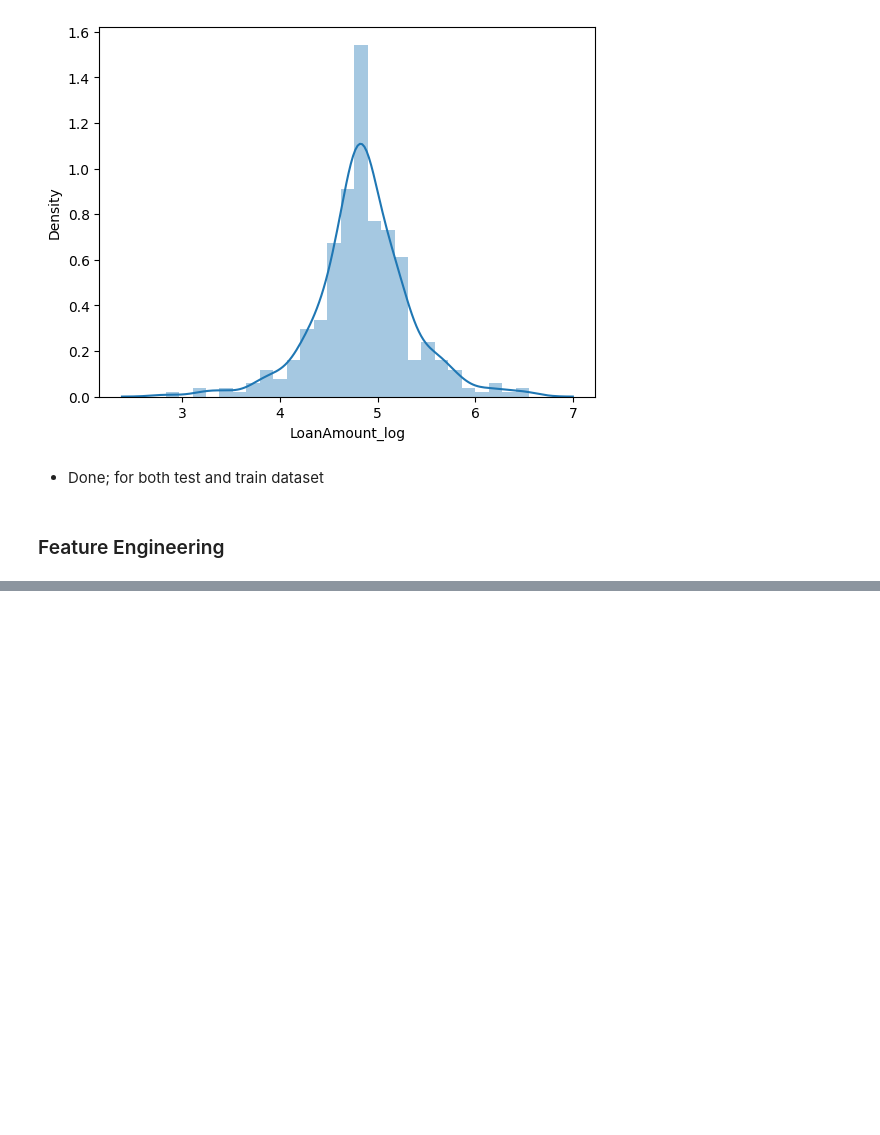
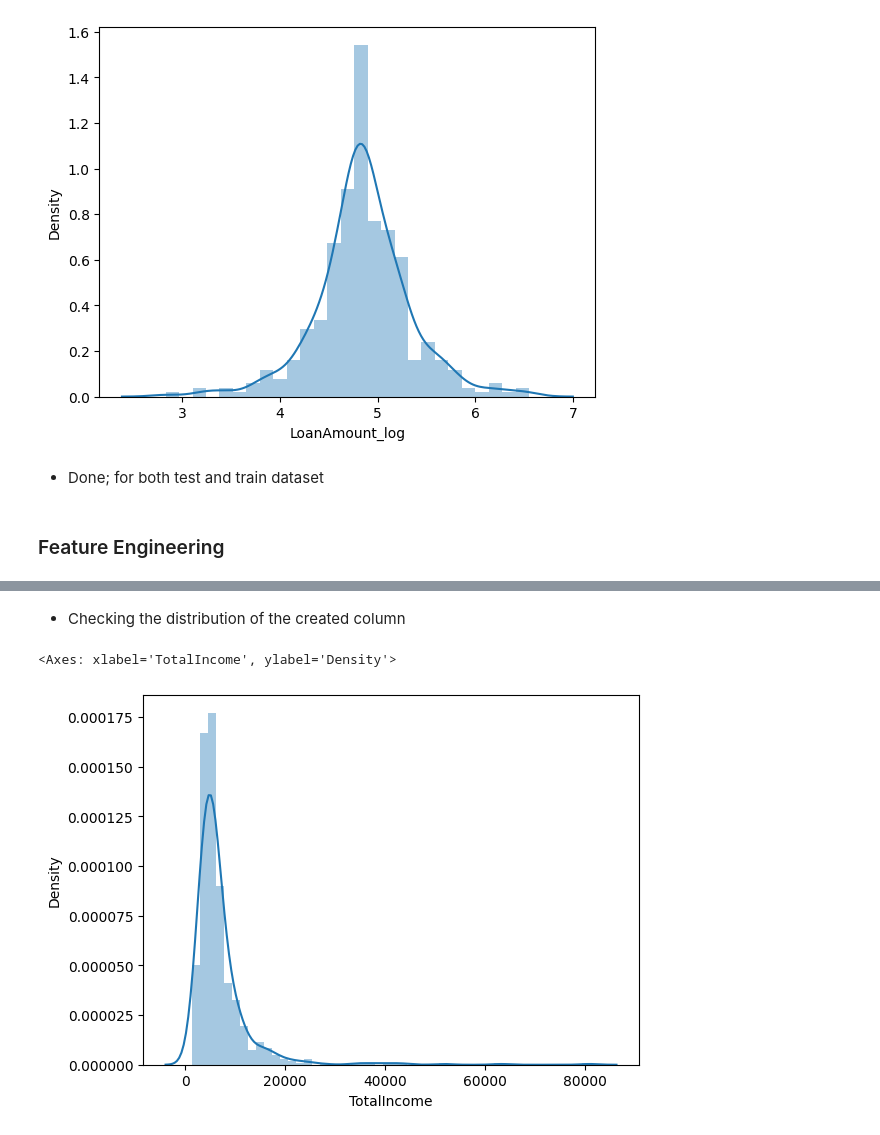
Before and after one commit to bhavbooks/Loan-Approval-Prediction-System, a Jupyter notebook: main.ipynb, the cells around one changed output, grey strips where cells are left out. Drawn from its saved outputs; the diff is of its cells as text; code cells hidden in the pictures; blank space fills up the shorter version.

```diff
--- a/main.ipynb
+++ b/main.ipynb
@@ -942,0 +956,2 @@ sns.distplot(test["LoanAmount_log"])
+# %%
+train["TotalIncome"]=train["ApplicantIncome"]+train["CoapplicantIncome"]
@@ -942,0 +980,7 @@ sns.distplot(test["LoanAmount_log"])
+# %% [markdown]
+- Checking the distribution of the created column
+# %%
+sns.distplot(train["TotalIncome"])
+# %% [output]
+<Axes: xlabel='TotalIncome', ylabel='Density'>
+[figure, added]
```
Also changed, not shown: parts of 68 cells of this notebook, 1 other file.
